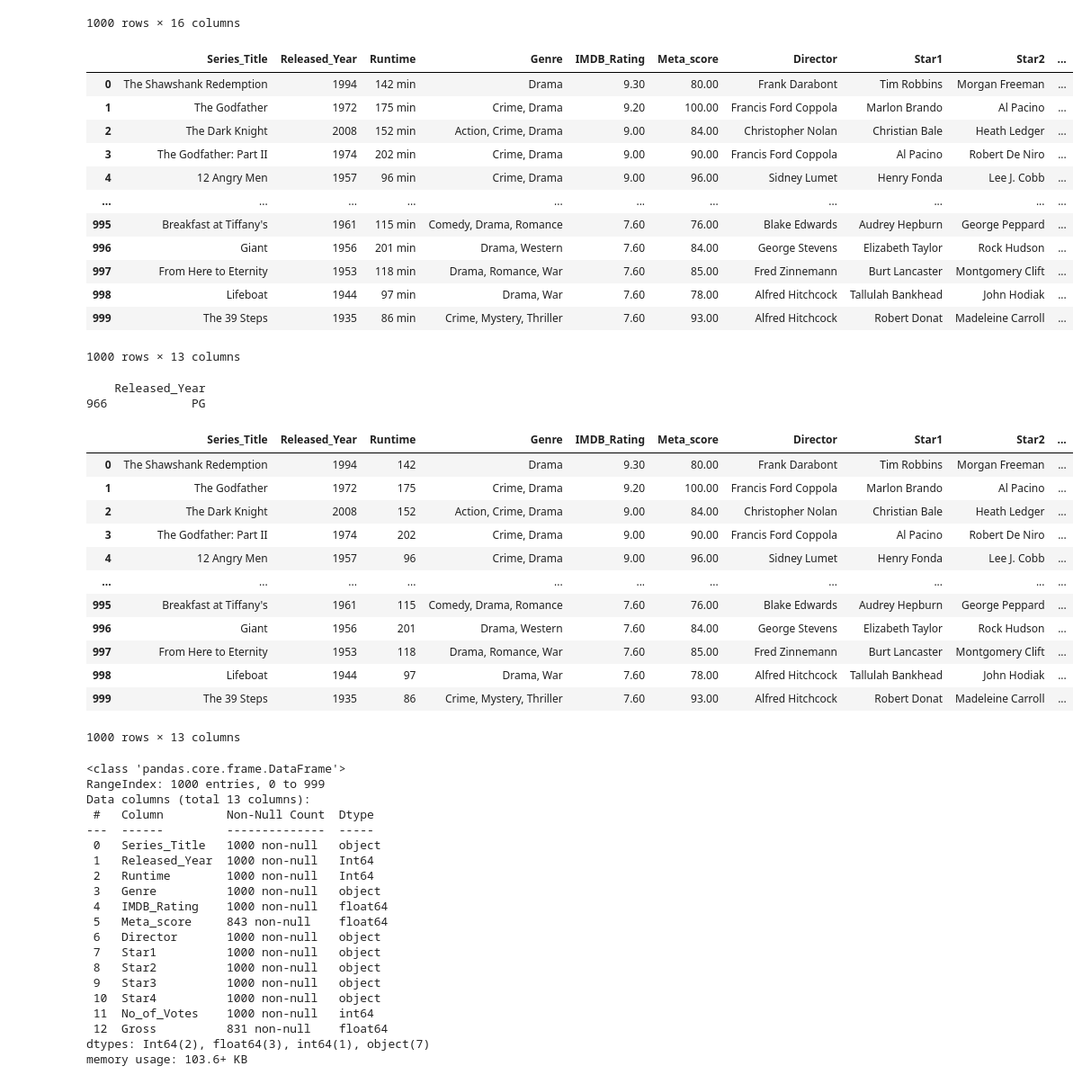
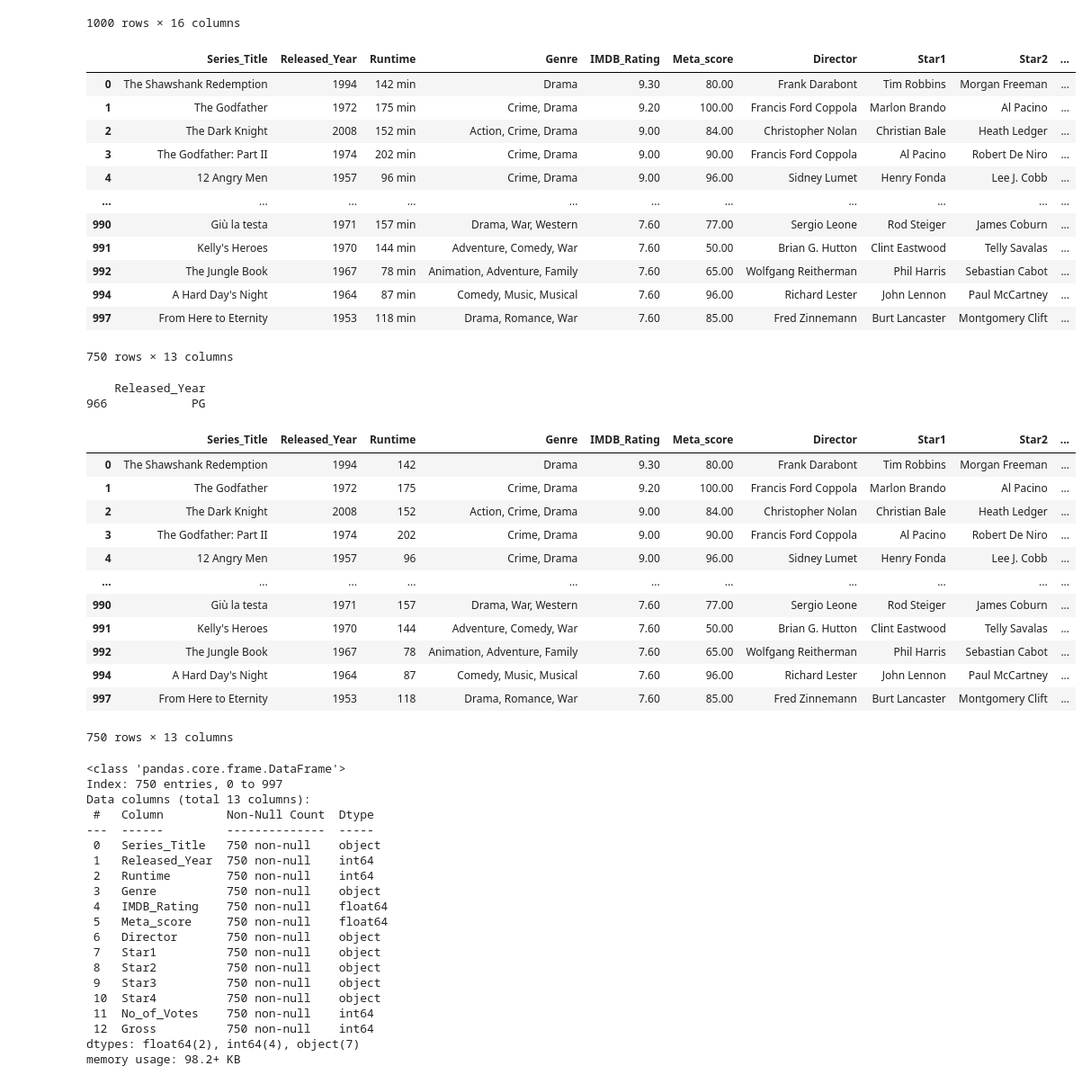
Before and after one commit to spc-kim/midterm_project, a Jupyter notebook: notebook.ipynb, the cells around one changed output. Shown at 90% size. Drawn from its saved outputs; the diff is of its cells as text; code cells hidden in the pictures.

```diff
--- a/notebook.ipynb
+++ b/notebook.ipynb
@@ -50,24 +51,25 @@ df
 1000 rows × 16 columns
 # %%
 # Remove columns that won't be used in our analysis
-df = df.drop("Poster_Link", axis=1)
-df = df.drop("Certificate", axis=1)
-df = df.drop("Overview", axis=1)
-df
+cleaned_df = df.drop("Poster_Link", axis=1)
+cleaned_df = cleaned_df.drop("Certificate", axis=1)
+cleaned_df = cleaned_df.drop("Overview", axis=1)
+cleaned_df = cleaned_df.dropna()
+cleaned_df
 # %% [output]
 |  | Series_Title | Released_Year | Runtime | Genre | IMDB_Rating | Meta_score | Director | Star1 | Star2 | ... |
 | 0 | The Shawshank Redemption | 1994 | 142 min | Drama | 9.30 | 80.00 | Frank Darabont | Tim Robbins | Morgan Freeman | ... |
 | 1 | The Godfather | 1972 | 175 min | Crime, Drama | 9.20 | 100.00 | Francis Ford Coppola | Marlon Brando | Al Pacino | ... |
 | 2 | The Dark Knight | 2008 | 152 min | Action, Crime, Drama | 9.00 | 84.00 | Christopher Nolan | Christian Bale | Heath Ledger | ... |
 | 3 | The Godfather: Part II | 1974 | 202 min | Crime, Drama | 9.00 | 90.00 | Francis Ford Coppola | Al Pacino | Robert De Niro | ... |
 | 4 | 12 Angry Men | 1957 | 96 min | Crime, Drama | 9.00 | 96.00 | Sidney Lumet | Henry Fonda | Lee J. Cobb | ... |
 | ... | ... | ... | ... | ... | ... | ... | ... | ... | ... | ... |
-| 995 | Breakfast at Tiffany's | 1961 | 115 min | Comedy, Drama, Romance | 7.60 | 76.00 | Blake Edwards | Audrey Hepburn | George Peppard | ... |
-| 996 | Giant | 1956 | 201 min | Drama, Western | 7.60 | 84.00 | George Stevens | Elizabeth Taylor | Rock Hudson | ... |
+| 990 | Giù la testa | 1971 | 157 min | Drama, War, Western | 7.60 | 77.00 | Sergio Leone | Rod Steiger | James Coburn | ... |
+| 991 | Kelly's Heroes | 1970 | 144 min | Adventure, Comedy, War | 7.60 | 50.00 | Brian G. Hutton | Clint Eastwood | Telly Savalas | ... |
+| 992 | The Jungle Book | 1967 | 78 min | Animation, Adventure, Family | 7.60 | 65.00 | Wolfgang Reitherman | Phil Harris | Sebastian Cabot | ... |
+| 994 | A Hard Day's Night | 1964 | 87 min | Comedy, Music, Musical | 7.60 | 96.00 | Richard Lester | John Lennon | Paul McCartney | ... |
 | 997 | From Here to Eternity | 1953 | 118 min | Drama, Romance, War | 7.60 | 85.00 | Fred Zinnemann | Burt Lancaster | Montgomery Clift | ... |
-| 998 | Lifeboat | 1944 | 97 min | Drama, War | 7.60 | 78.00 | Alfred Hitchcock | Tallulah Bankhead | John Hodiak | ... |
-| 999 | The 39 Steps | 1935 | 86 min | Crime, Mystery, Thriller | 7.60 | 93.00 | Alfred Hitchcock | Robert Donat | Madeleine Carroll | ... |
-1000 rows × 13 columns
+750 rows × 13 columns
 # %%
 # Release Year, Runtime, and Gross have to be converted to number formats
 
@@ -80,23 +82,22 @@ df.loc[966, "Released_Year"] = 1995
     Released_Year
 966            PG
 # %%
-
-# Forcechange  Released Year to integer
-df["Released_Year"] = pd.to_numeric(df["Released_Year"], errors="coerce").dropna().astype("Int64")
+# Force change Released Year to integer
+cleaned_df["Released_Year"] = pd.to_numeric(cleaned_df["Released_Year"], errors="coerce").astype("int64")
 
 # Remove "min" from Runtime
-df["Runtime"] = df["Runtime"].str.replace("min", "")
+cleaned_df["Runtime"] = cleaned_df["Runtime"].str.replace("min", "")
 # Force change to integer
-df["Runtime"] = pd.to_numeric(df["Runtime"], errors="coerce").dropna().astype("Int64")
+cleaned_df["Runtime"] = pd.to_numeric(cleaned_df["Runtime"], errors="coerce").astype("int64")
 
 # Let's turn the Gross column from string to int
 # Have to remove the commas first
-df["Gross"] = df["Gross"].str.replace(",", "")
+cleaned_df["Gross"] = cleaned_df["Gross"].str.replace(",", "")
 
 # Force change to float -- astype doesn't work due to nulls
-df["Gross"] = pd.to_numeric(df["Gross"], errors="coerce")
+cleaned_df["Gross"] = pd.to_numeric(cleaned_df["Gross"], errors="coerce")
 
-df
+cleaned_df
 # %% [output]
 |  | Series_Title | Released_Year | Runtime | Genre | IMDB_Rating | Meta_score | Director | Star1 | Star2 | ... |
 | 0 | The Shawshank Redemption | 1994 | 142 | Drama | 9.30 | 80.00 | Frank Darabont | Tim Robbins | Morgan Freeman | ... |
@@ -105,33 +106,33 @@ df
 | 3 | The Godfather: Part II | 1974 | 202 | Crime, Drama | 9.00 | 90.00 | Francis Ford Coppola | Al Pacino | Robert De Niro | ... |
 | 4 | 12 Angry Men | 1957 | 96 | Crime, Drama | 9.00 | 96.00 | Sidney Lumet | Henry Fonda | Lee J. Cobb | ... |
 | ... | ... | ... | ... | ... | ... | ... | ... | ... | ... | ... |
-| 995 | Breakfast at Tiffany's | 1961 | 115 | Comedy, Drama, Romance | 7.60 | 76.00 | Blake Edwards | Audrey Hepburn | George Peppard | ... |
-| 996 | Giant | 1956 | 201 | Drama, Western | 7.60 | 84.00 | George Stevens | Elizabeth Taylor | Rock Hudson | ... |
+| 990 | Giù la testa | 1971 | 157 | Drama, War, Western | 7.60 | 77.00 | Sergio Leone | Rod Steiger | James Coburn | ... |
+| 991 | Kelly's Heroes | 1970 | 144 | Adventure, Comedy, War | 7.60 | 50.00 | Brian G. Hutton | Clint Eastwood | Telly Savalas | ... |
+| 992 | The Jungle Book | 1967 | 78 | Animation, Adventure, Family | 7.60 | 65.00 | Wolfgang Reitherman | Phil Harris | Sebastian Cabot | ... |
+| 994 | A Hard Day's Night | 1964 | 87 | Comedy, Music, Musical | 7.60 | 96.00 | Richard Lester | John Lennon | Paul McCartney | ... |
 | 997 | From Here to Eternity | 1953 | 118 | Drama, Romance, War | 7.60 | 85.00 | Fred Zinnemann | Burt Lancaster | Montgomery Clift | ... |
-| 998 | Lifeboat | 1944 | 97 | Drama, War | 7.60 | 78.00 | Alfred Hitchcock | Tallulah Bankhead | John Hodiak | ... |
-| 999 | The 39 Steps | 1935 | 86 | Crime, Mystery, Thriller | 7.60 | 93.00 | Alfred Hitchcock | Robert Donat | Madeleine Carroll | ... |
-1000 rows × 13 columns
+750 rows × 13 columns
 # %%
-df.info()
+cleaned_df.info()
 # %% [output]
 <class 'pandas.core.frame.DataFrame'>
-RangeIndex: 1000 entries, 0 to 999
+Index: 750 entries, 0 to 997
 Data columns (total 13 columns):
  #   Column         Non-Null Count  Dtype
 ---  ------         --------------  -----
- 0   Series_Title   1000 non-null   object
- 1   Released_Year  1000 non-null   Int64
- 2   Runtime        1000 non-null   Int64
- 3   Genre          1000 non-null   object
- 4   IMDB_Rating    1000 non-null   float64
- 5   Meta_score     843 non-null    float64
- 6   Director       1000 non-null   object
- 7   Star1          1000 non-null   object
- 8   Star2          1000 non-null   object
- 9   Star3          1000 non-null   object
- 10  Star4          1000 non-null   object
- 11  No_of_Votes    1000 non-null   int64
- 12  Gross          831 non-null    float64
-dtypes: Int64(2), float64(3), int64(1), object(7)
-memory usage: 103.6+ KB
+ 0   Series_Title   750 non-null    object
+ 1   Released_Year  750 non-null    int64
+ 2   Runtime        750 non-null    int64
+ 3   Genre          750 non-null    object
+ 4   IMDB_Rating    750 non-null    float64
+ 5   Meta_score     750 non-null    float64
+ 6   Director       750 non-null    object
+ 7   Star1          750 non-null    object
+ 8   Star2          750 non-null    object
+ 9   Star3          750 non-null    object
+ 10  Star4          750 non-null    object
+ 11  No_of_Votes    750 non-null    int64
+ 12  Gross          750 non-null    int64
+dtypes: float64(2), int64(4), object(7)
+memory usage: 98.2+ KB
 # %%
```
Also changed, not shown: parts of 19 cells of this notebook.
